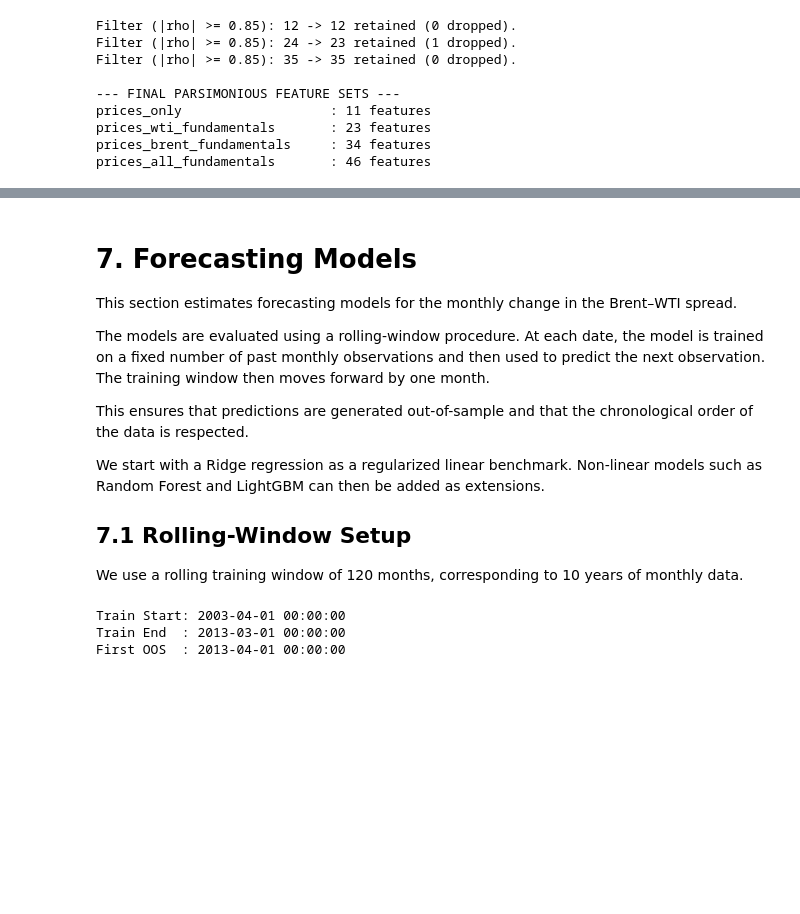
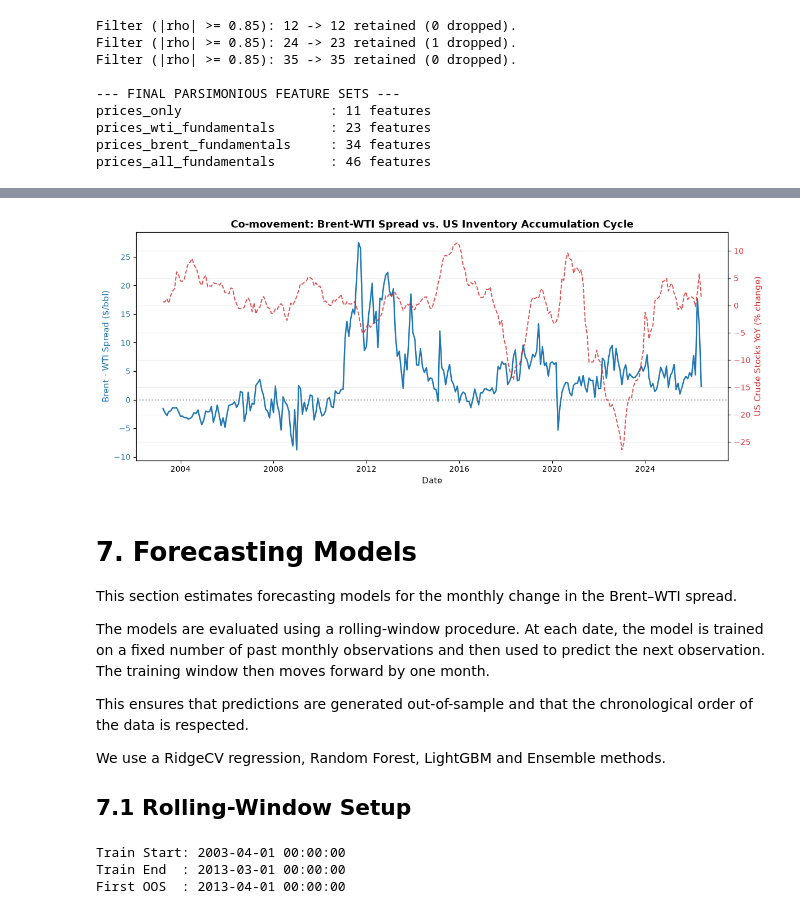
Before and after one commit to Samgit0532/brent-wti-ml-project, a Jupyter notebook: main.ipynb, the cells around one changed output, grey strips where cells are left out. Cells and saved outputs as stored; diff of their text form; code cells hidden in the pictures; blank space fills up the shorter version.

Commit message:
Descriptive statistics, RidgeCV, Stacking

```diff
--- a/main.ipynb
+++ b/main.ipynb
@@ -551,3 +704,43 @@ prices_all_fundamentals       : 46 features
+# %%
+fig, ax1 = plt.subplots(figsize=(12, 5))
+
+color = "tab:blue"
+ax1.set_xlabel("Date", fontsize=11)
+ax1.set_ylabel("Brent - WTI Spread ($/bbl)", color=color, fontsize=11)
+ax1.plot(
+    model_sample["date"],
+    model_sample["spread"],
+    color=color,
+    linewidth=1.8,
+    label="Brent - WTI Spread",
+)
+ax1.tick_params(axis="y", labelcolor=color)
+ax1.axhline(0, color="gray", linestyle=":", alpha=0.7)
+
+ax2 = ax1.twinx()
+color = "tab:red"
+ax2.set_ylabel("US Crude Stocks YoY (% change)", color=color, fontsize=11)
+ax2.plot(
+    model_sample["date"],
+    model_sample["US_CLOSTLV_yoy"] * 100,
+    color=color,
+    linewidth=1.4,
+    linestyle="--",
+    alpha=0.8,
+    label="US Inventories YoY (%)",
+)
+ax2.tick_params(axis="y", labelcolor=color)
+
+plt.title(
+    "Co-movement: Brent-WTI Spread vs. US Inventory Accumulation Cycle",
+    fontsize=13,
+    fontweight="bold",
+)
+fig.tight_layout()
+plt.grid(alpha=0.3)
+plt.show()
+# %% [output]
+[figure, added]
 # %% [markdown]
 # 7. Forecasting Models
 
@@ -557,11 +750,9 @@ The models are evaluated using a rolling-window procedure. At each date, the mod
 
 This ensures that predictions are generated out-of-sample and that the chronological order of the data is respected.
 
-We start with a Ridge regression as a regularized linear benchmark. Non-linear models such as Random Forest and LightGBM can then be added as extensions.
+We use a RidgeCV regression, Random Forest, LightGBM and Ensemble methods.
 
 ## 7.1 Rolling-Window Setup
-
-We use a rolling training window of 120 months, corresponding to 10 years of monthly data.
 # %%
 TRAIN_WINDOW = 120
 TEST_SIZE = 1
```
Also changed, not shown: parts of 20 cells of this notebook, 3 other files.
